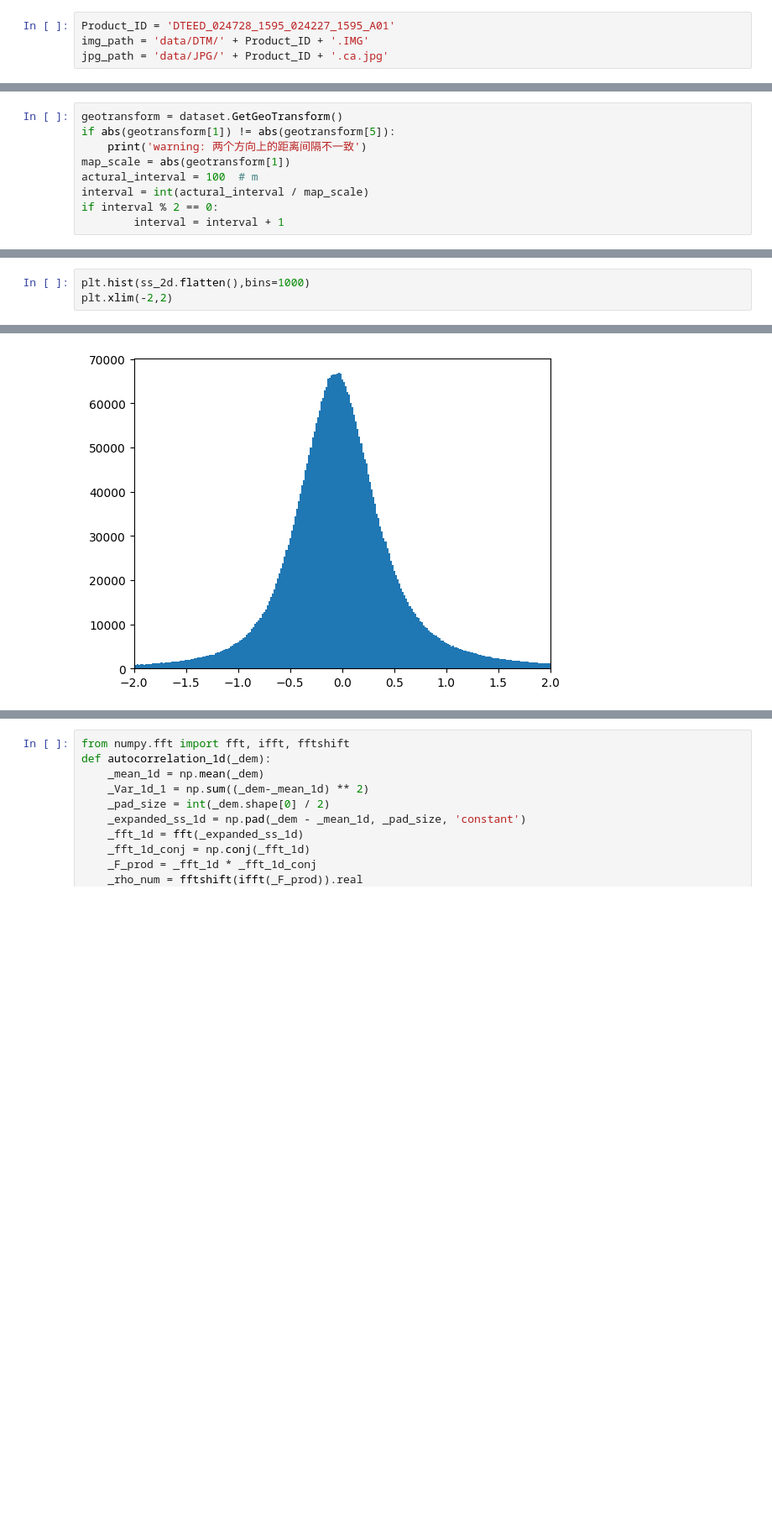
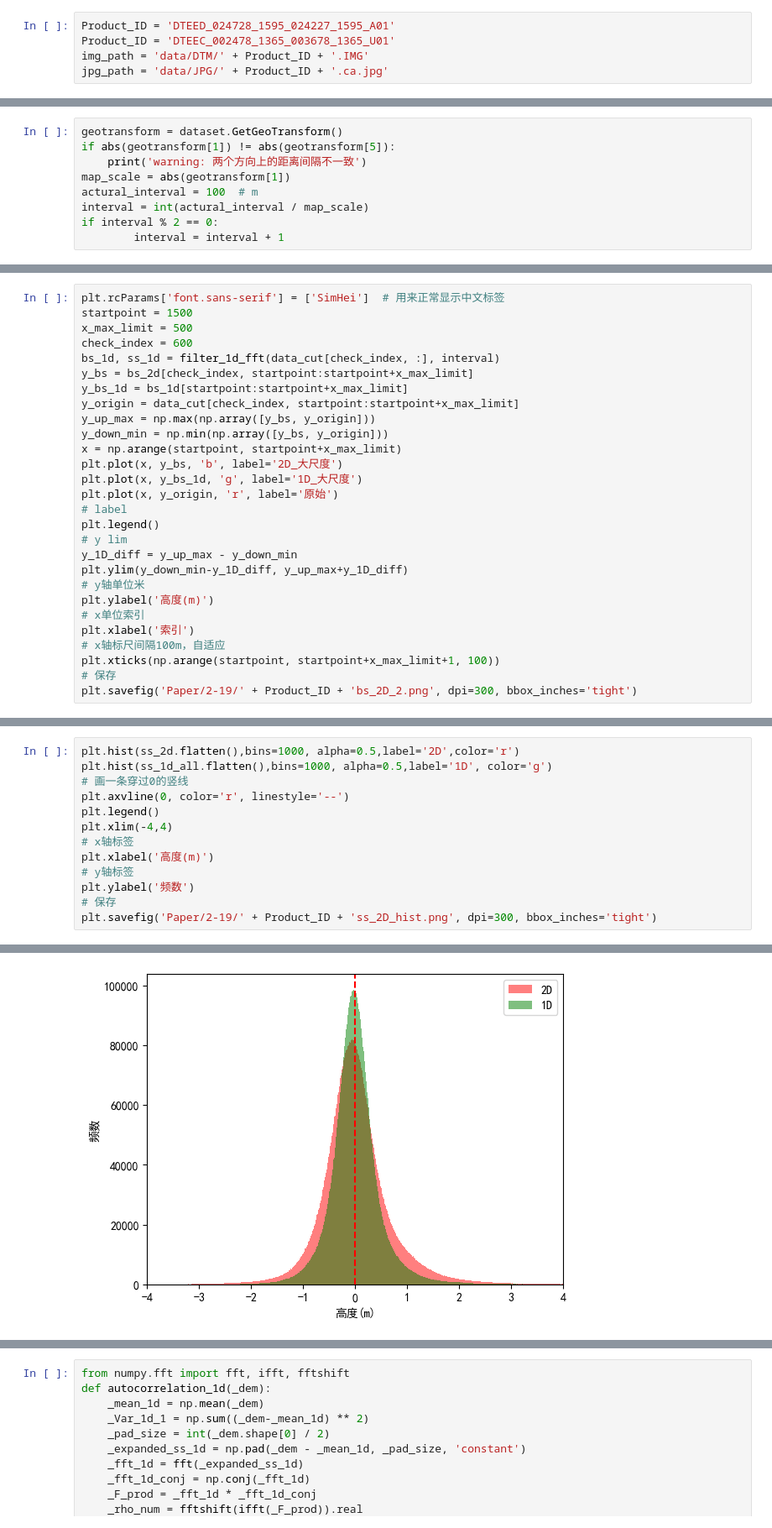
Before and after one commit to exloser123/MARS_Backup, a Jupyter notebook: method/hirise/Roughness_Test2.ipynb, the cells around one changed output, grey strips where cells are left out. Shown at 84% size. Drawn from its saved outputs; the diff is of its cells as text; blank space fills up the shorter version.

```diff
--- a/method/hirise/Roughness_Test2.ipynb
+++ b/method/hirise/Roughness_Test2.ipynb
@@ -1,5 +1,6 @@
 # %%
 Product_ID = 'DTEED_024728_1595_024227_1595_A01'
+Product_ID = 'DTEEC_002478_1365_003678_1365_U01'
 img_path = 'data/DTM/' + Product_ID + '.IMG'
 jpg_path = 'data/JPG/' + Product_ID + '.ca.jpg'
 # %%
@@ -155,0 +203,28 @@ plt.plot(data_cut[0,:500],'r')
+# %%
+plt.rcParams['font.sans-serif'] = ['SimHei']  # 用来正常显示中文标签
+startpoint = 1500
+x_max_limit = 500
+check_index = 600
+bs_1d, ss_1d = filter_1d_fft(data_cut[check_index, :], interval)
+y_bs = bs_2d[check_index, startpoint:startpoint+x_max_limit]
+y_bs_1d = bs_1d[startpoint:startpoint+x_max_limit]
+y_origin = data_cut[check_index, startpoint:startpoint+x_max_limit]
+y_up_max = np.max(np.array([y_bs, y_origin]))
+y_down_min = np.min(np.array([y_bs, y_origin]))
+x = np.arange(startpoint, startpoint+x_max_limit)
+plt.plot(x, y_bs, 'b', label='2D_大尺度')
+plt.plot(x, y_bs_1d, 'g', label='1D_大尺度')
+plt.plot(x, y_origin, 'r', label='原始')
+# label
+plt.legend()
+# y lim
+y_1D_diff = y_up_max - y_down_min
+plt.ylim(y_down_min-y_1D_diff, y_up_max+y_1D_diff)
+# y轴单位米
+plt.ylabel('高度(m)')
+# x单位索引
+plt.xlabel('索引')
+# x轴标尺间隔100m，自适应
+plt.xticks(np.arange(startpoint, startpoint+x_max_limit+1, 100))
+# 保存
+plt.savefig('Paper/2-19/' + Product_ID + 'bs_2D_2.png', dpi=300, bbox_inches='tight')
@@ -156,4 +233,14 @@ plt.plot(data_cut[0,:500],'r')
 # %%
-plt.hist(ss_2d.flatten(),bins=1000)
-plt.xlim(-2,2)
+plt.hist(ss_2d.flatten(),bins=1000, alpha=0.5,label='2D',color='r')
+plt.hist(ss_1d_all.flatten(),bins=1000, alpha=0.5,label='1D', color='g')
+# 画一条穿过0的竖线
+plt.axvline(0, color='r', linestyle='--')
+plt.legend()
+plt.xlim(-4,4)
+# x轴标签
+plt.xlabel('高度(m)')
+# y轴标签
+plt.ylabel('频数')
+# 保存
+plt.savefig('Paper/2-19/' + Product_ID + 'ss_2D_hist.png', dpi=300, bbox_inches='tight')
 # %% [output]
@@ -161 +247 @@ plt.xlim(-2,2)
-[figure, old version]
+[figure, new version]
```
Also changed, not shown: parts of 23 cells of this notebook, 1 other file.
